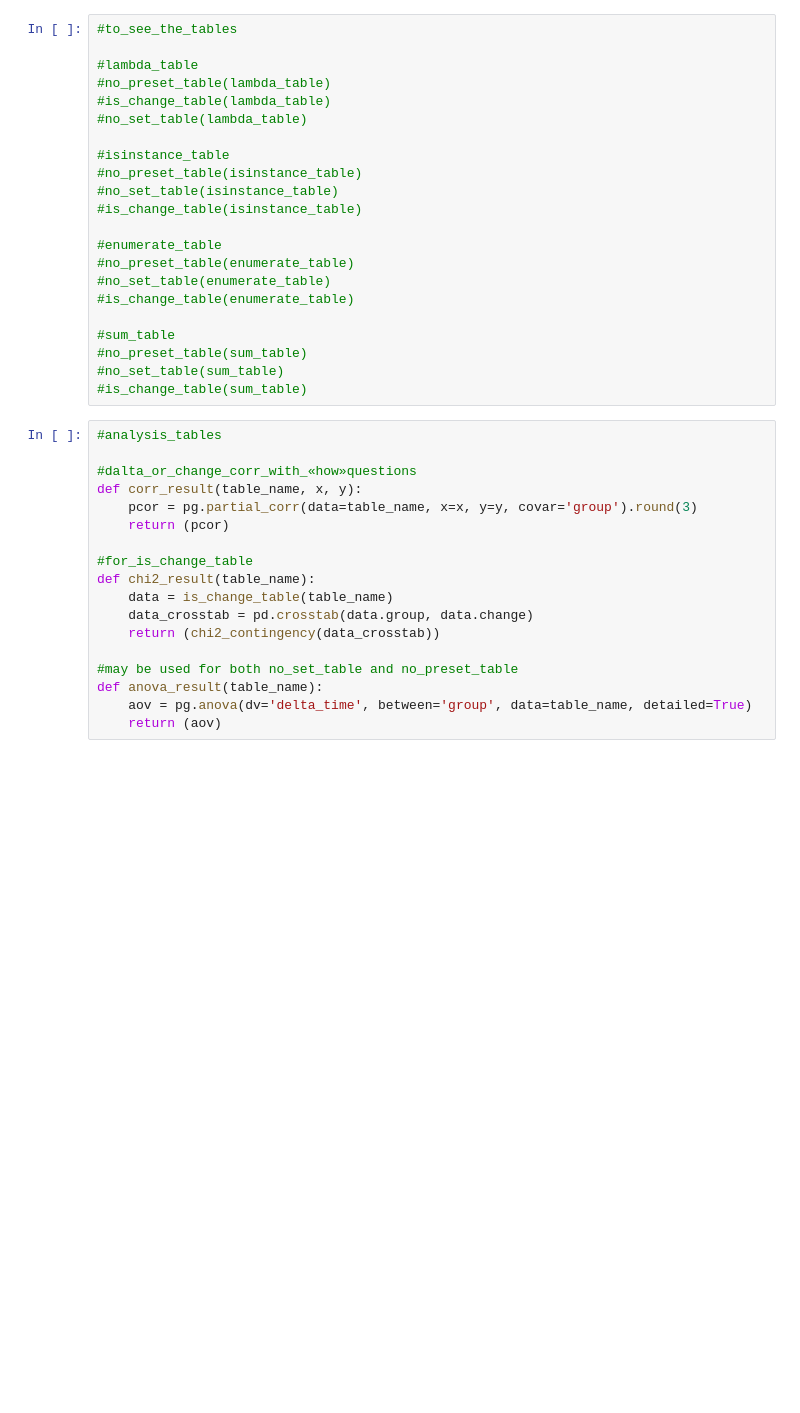
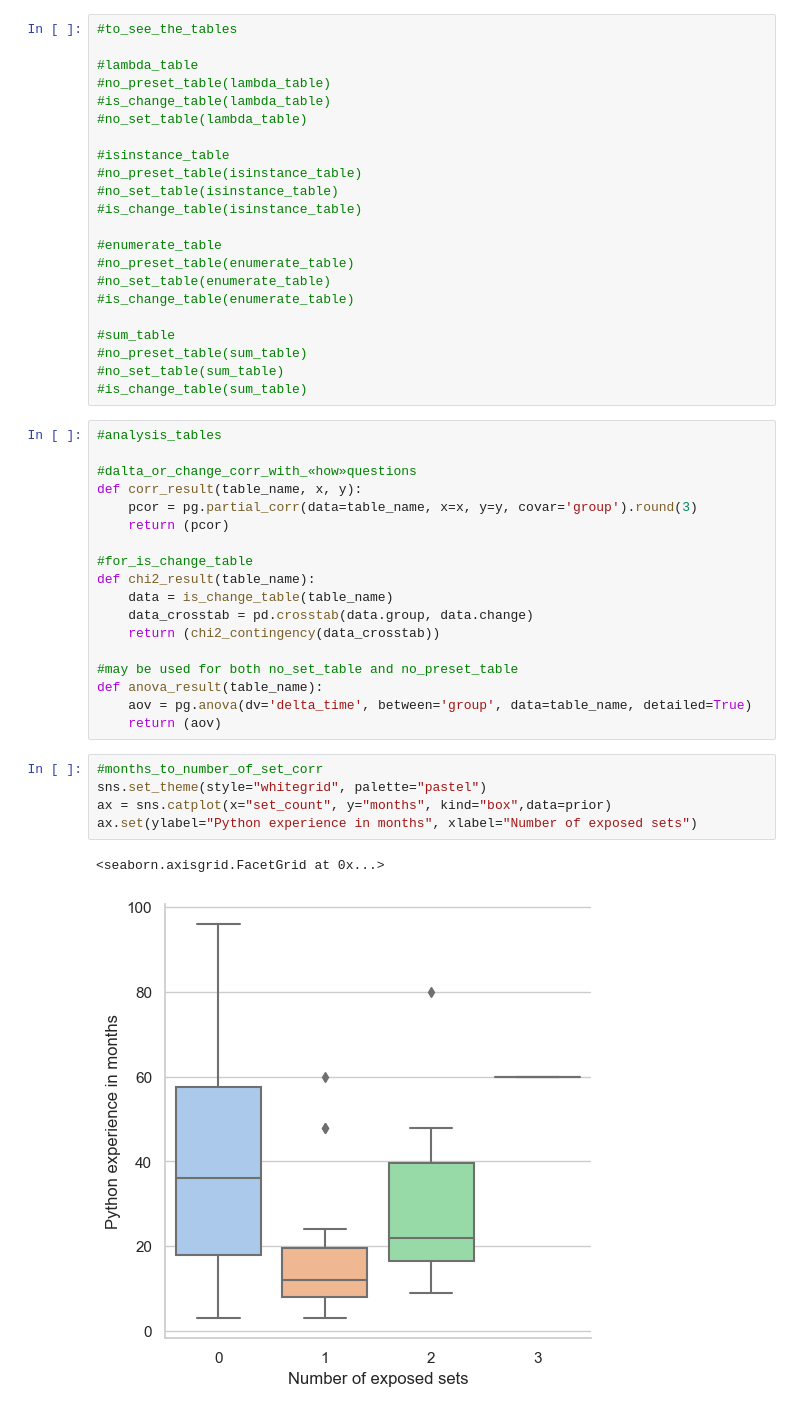
Before and after one commit to JetBrains-Research/overcoming, a Jupyter notebook: calculations/over_cal.ipynb, the cells around one changed output. Cells and saved outputs as stored; diff of their text form; blank space fills up the shorter version.

Commit message:
code for descriptive plots added

```diff
--- a/calculations/over_cal.ipynb
+++ b/calculations/over_cal.ipynb
@@ -103,3 +104,11 @@ def chi2_result(table_name):
 def anova_result(table_name):
     aov = pg.anova(dv='delta_time', between='group', data=table_name, detailed=True)
     return (aov)
+# %%
+#months_to_number_of_set_corr
+sns.set_theme(style="whitegrid", palette="pastel")
+ax = sns.catplot(x="set_count", y="months", kind="box",data=prior)
+ax.set(ylabel="Python experience in months", xlabel="Number of exposed sets")
+# %% [output]
+<seaborn.axisgrid.FacetGrid at 0x...>
+[figure, added]
```
Also changed, not shown: parts of 4 cells of this notebook.
